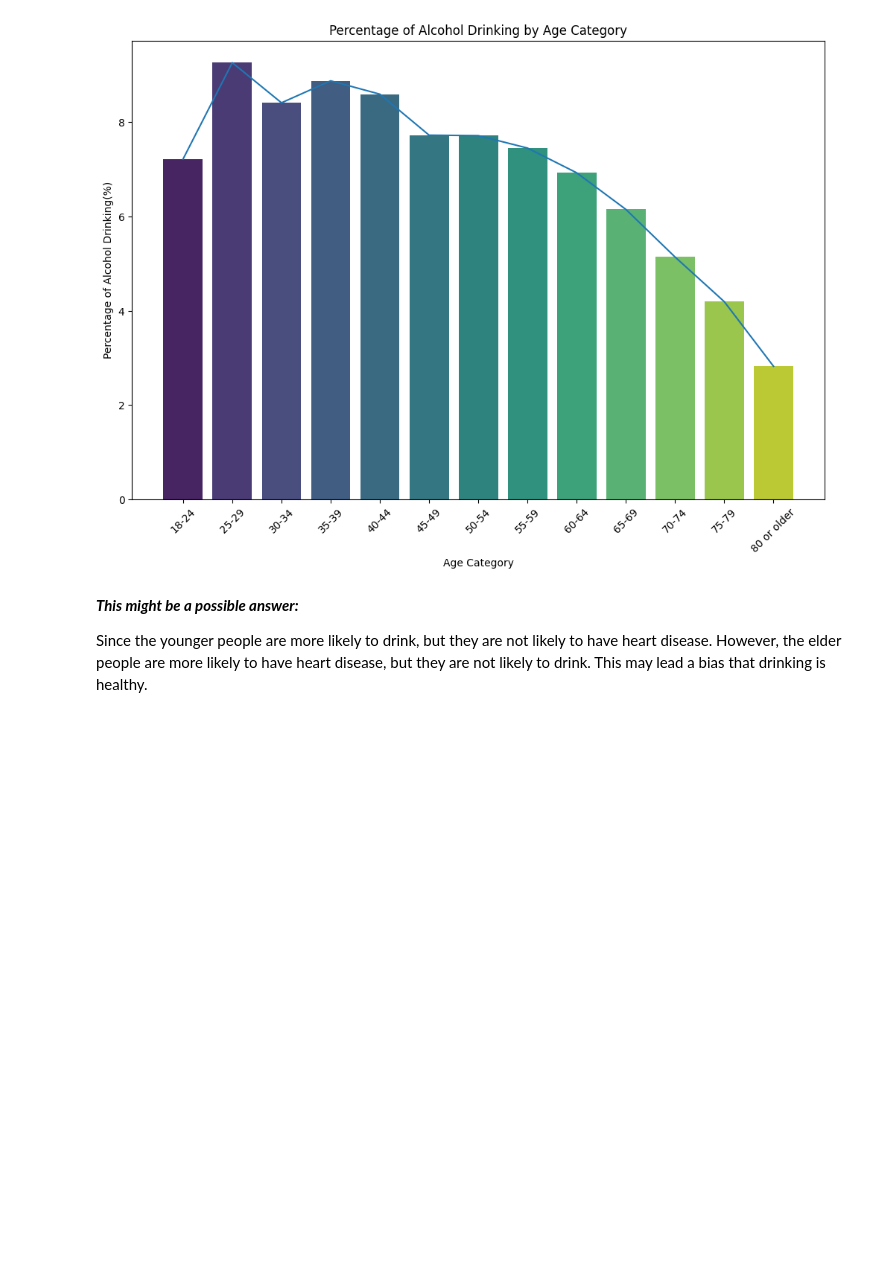
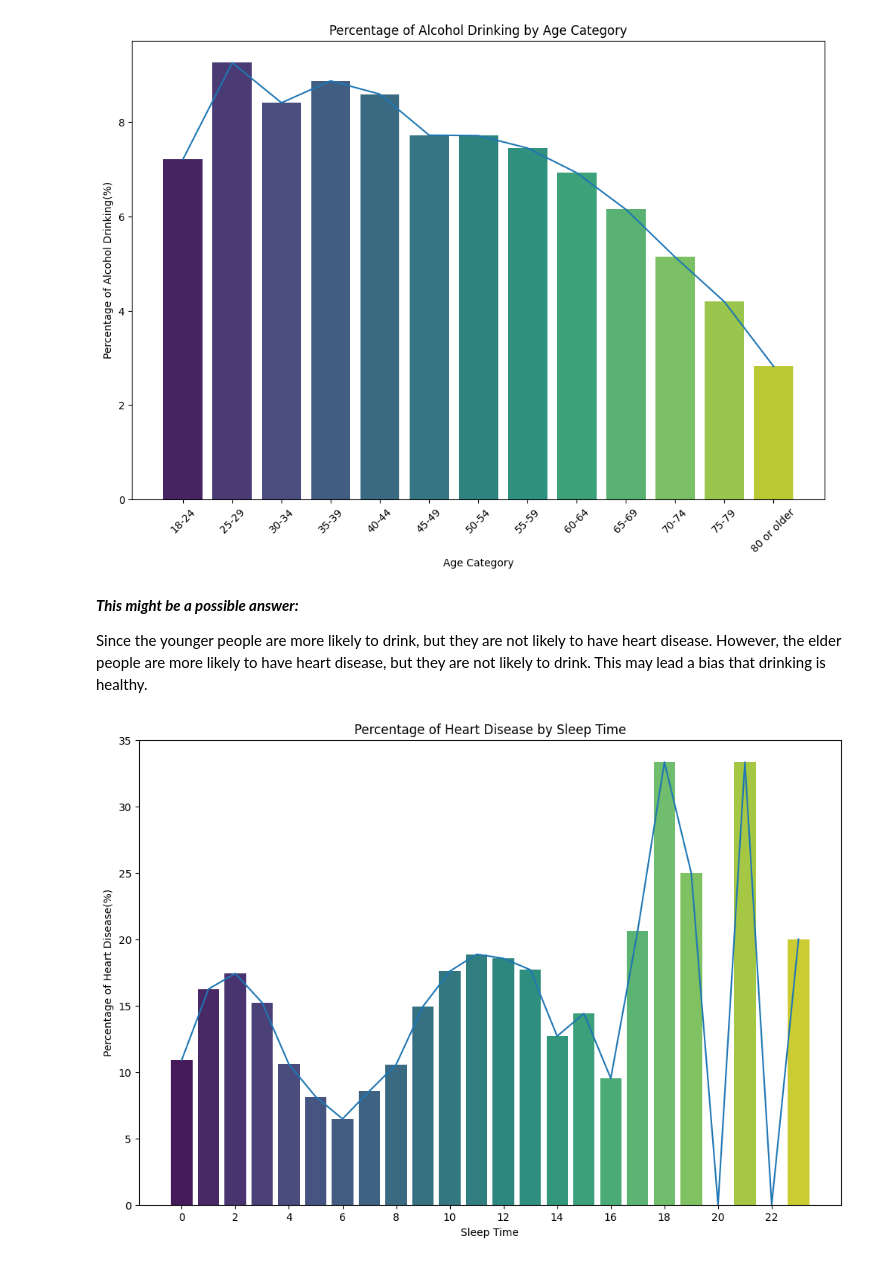
Before and after one commit to moranxuege/2024Research_SU, a Jupyter notebook: Analysis/2020_EDA.ipynb, the cells around one changed output. Cells and saved outputs as stored; diff of their text form; code cells hidden in the pictures; blank space fills up the shorter version.

Commit message:
feat: Update analysis for sleeping time in 2020

```diff
--- a/Analysis/2020_EDA.ipynb
+++ b/Analysis/2020_EDA.ipynb
@@ -273,3 +273,21 @@ plt.show()
 ***This might be a possible answer:***
 
 Since the younger people are more likely to drink, but they are not likely to have heart disease. However, the elder people are more likely to have heart disease, but they are not likely to drink. This may lead a bias that drinking is healthy.
+# %%
+data_sleep = data.copy()
+data_sleep = data_sleep[['HeartDisease', 'SleepTime']]
+data_sleep['HeartDisease'] = data_sleep['HeartDisease'].map({'No': 0, 'Yes': 1})
+data_sleep['SleepTime'] = data_sleep['SleepTime'].astype('category').cat.codes
+data_sleep['SleepTime'] = data_sleep['SleepTime'].replace(-1, np.nan)
+
+sleep_time = data_sleep.groupby('SleepTime')['HeartDisease'].mean() * 100
+plt.figure(figsize=(12, 8))
+plt.xticks(range(0, 24, 2))
+sns.barplot(x=sleep_time.index, y=sleep_time.values, palette='viridis')
+sns.lineplot(x=sleep_time.index, y=sleep_time.values, palette='viridis')
+plt.title('Percentage of Heart Disease by Sleep Time')
+plt.xlabel('Sleep Time')
+plt.ylabel('Percentage of Heart Disease(%)')
+plt.show()
+# %% [output]
+[figure, added]
```
